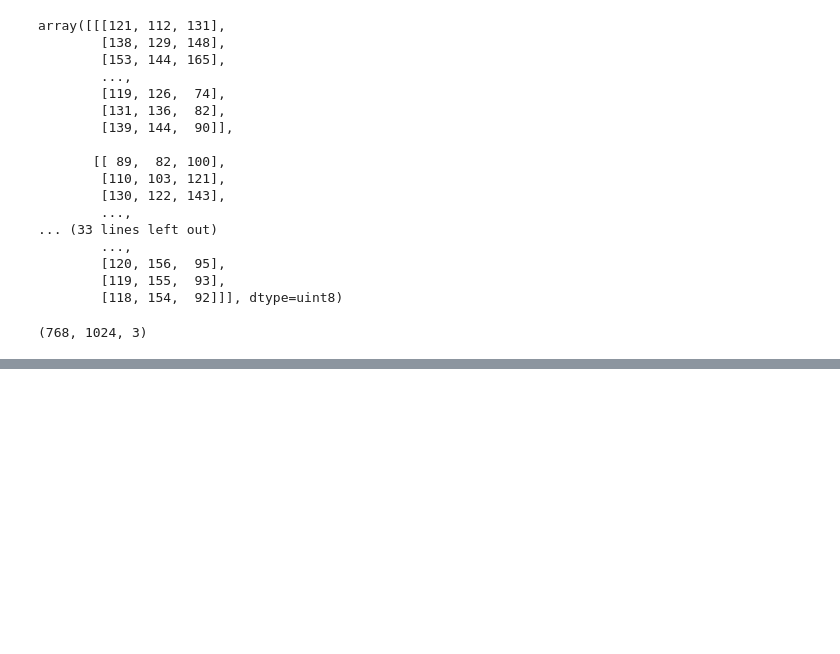
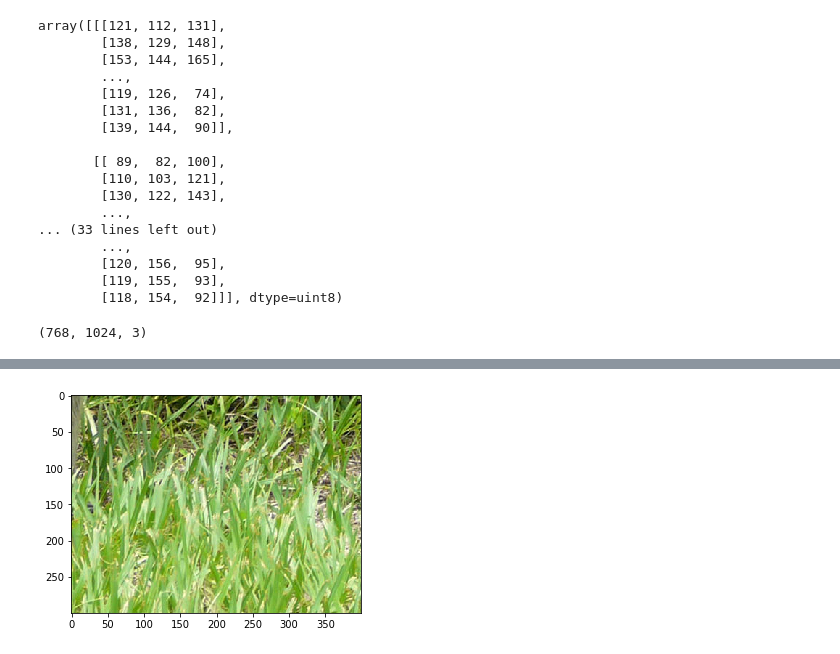
Before and after one commit to 2020-A-Python-GR1/py-vinueza-garcia-rafael-eduardo, a Jupyter notebook: 02 - numpy/05 - imagenes.ipynb, the cells around one changed output, grey strips where cells are left out. Cells and saved outputs as stored; diff of their text form; code cells hidden in the pictures; blank space fills up the shorter version.

```diff
--- a/02 - numpy/05 - imagenes.ipynb
+++ b/02 - numpy/05 - imagenes.ipynb
@@ -43,0 +72,9 @@ plt.show()
+# %%
+mapache = Image.open('./mapache.jpg')
+
+pieza = mapache.crop((0,0,400,300))
+pieza = mapache.crop((800,600,1200,900))
+plt.imshow(pieza)
+plt.show()
+# %% [output]
+[figure, added]
```
Also changed, not shown: parts of 4 cells of this notebook, 5 other files.
